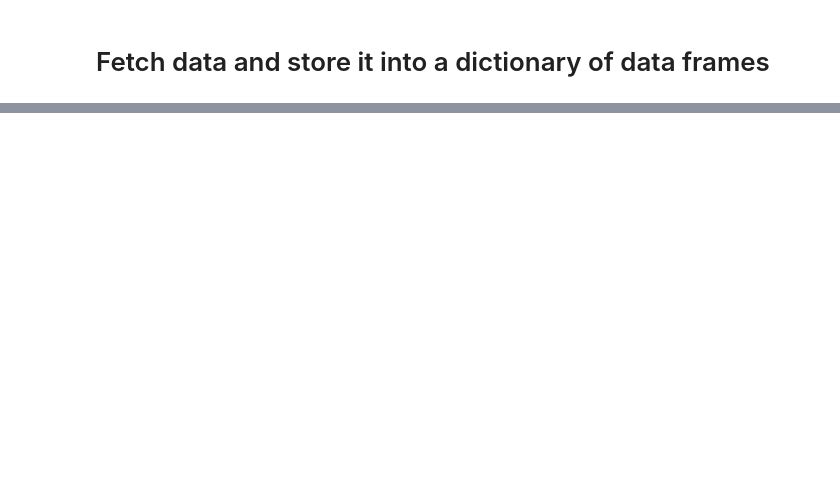
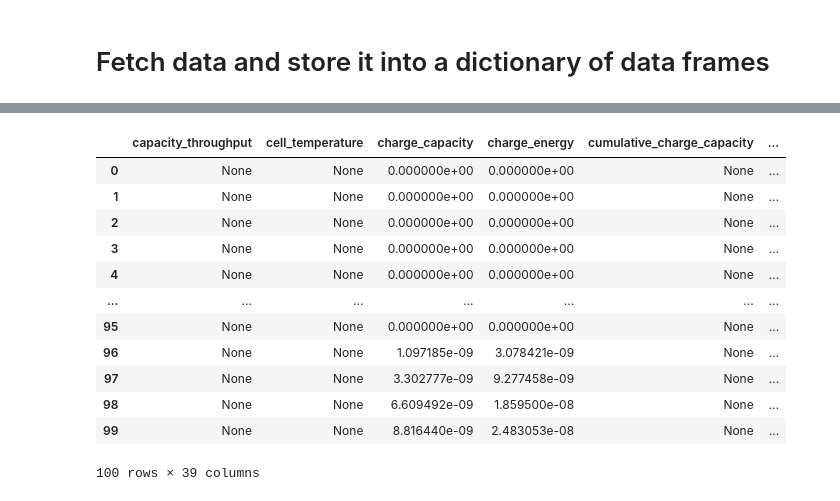
Before and after one commit to amplabs-ai/amplabs, a Jupyter notebook: python/AmpLabs_Example_Basic_Plotting.ipynb, the cells around one changed output, grey strips where cells are left out. Saved outputs shown, nothing was run; the diff lists cells and outputs as text; code cells hidden in the pictures; blank space fills up the shorter version.

```diff
--- a/python/AmpLabs_Example_Basic_Plotting.ipynb
+++ b/python/AmpLabs_Example_Basic_Plotting.ipynb
@@ -239,0 +185,16 @@ def plot_voltage_time(df, xlim=None, ylim=None):
+# %%
+df.head(100)
+# %% [output]
+|  | capacity_throughput | cell_temperature | charge_capacity | charge_energy | cumulative_charge_capacity | ... |
+| 0 | None | None | 0.000000e+00 | 0.000000e+00 | None | ... |
+| 1 | None | None | 0.000000e+00 | 0.000000e+00 | None | ... |
+| 2 | None | None | 0.000000e+00 | 0.000000e+00 | None | ... |
+| 3 | None | None | 0.000000e+00 | 0.000000e+00 | None | ... |
+| 4 | None | None | 0.000000e+00 | 0.000000e+00 | None | ... |
+| ... | ... | ... | ... | ... | ... | ... |
+| 95 | None | None | 0.000000e+00 | 0.000000e+00 | None | ... |
+| 96 | None | None | 1.097185e-09 | 3.078421e-09 | None | ... |
+| 97 | None | None | 3.302777e-09 | 9.277458e-09 | None | ... |
+| 98 | None | None | 6.609492e-09 | 1.859500e-08 | None | ... |
+| 99 | None | None | 8.816440e-09 | 2.483053e-08 | None | ... |
+100 rows × 39 columns
```
Also changed, not shown: parts of 13 cells of this notebook.
